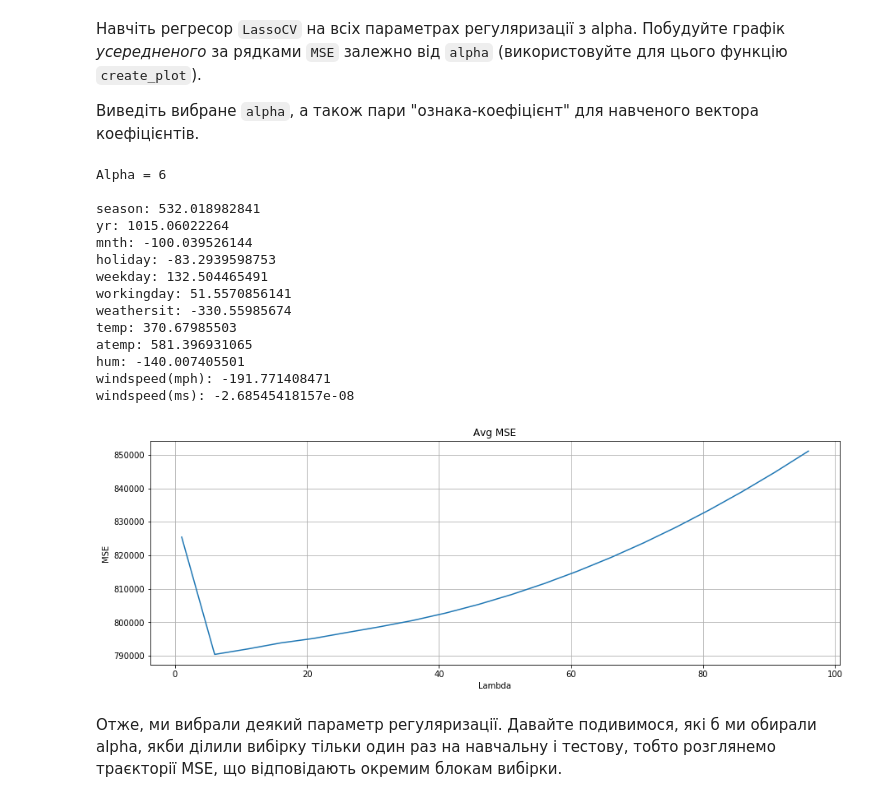
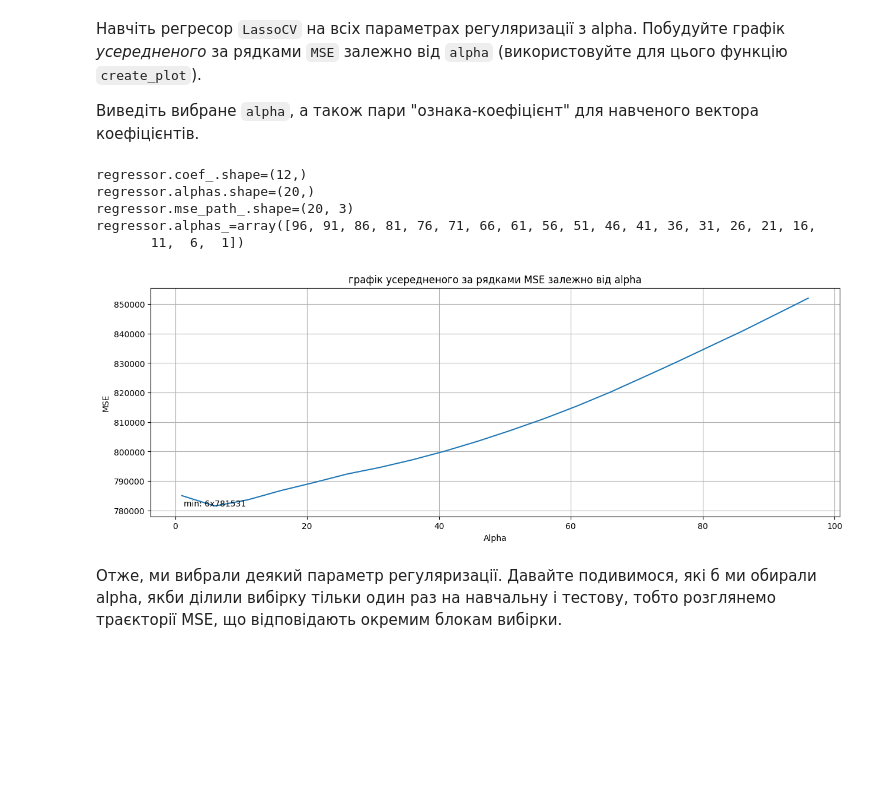
Before and after one commit to Nikita-devel/DS_Hw_4, a Jupyter notebook: Hw4.ipynb, the cells around one changed output. Cells and saved outputs as stored; diff of their text form; code cells hidden in the pictures; blank space fills up the shorter version.

```diff
--- a/Hw4.ipynb
+++ b/Hw4.ipynb
@@ -169,0 +304,10 @@ windspeed(ms): -99.2594411544
+# %%
+ridge_regressor = linear_model.Ridge(random_state=SEED)
+ridge_regressor.fit(X, y)
+
+print(f"{ridge_regressor.coef_.shape=}")
+print(f"{ridge_regressor.score(X, y)=}")
+print("\nRidge weigths:\n")
+for f, w in zip(df.columns, ridge_regressor.coef_):
+  print(f"{f:15}: {w.round(4)}")
+print(f"\n{ridge_regressor.intercept_=}")
@@ -235,42 +436,55 @@ plt.show()
 
 Виведіть вибране `alpha`, а також пари "ознака-коефіцієнт" для навченого вектора коефіцієнтів.
 # %%
-def create_plot(data, title, xlabel, ylabel, figsize=None):
+def create_plot(data, title, xlabel, ylabel, figsize=None, min=None):
     size = figsize or (15, 5)
     plt.figure(figsize=size)
 
-    x = map(lambda e: e[0], data)
-    y = map(lambda e: e[1], data)
+    # x = list(map(lambda e: e[0], data))
+    # y = list(map(lambda e: e[1], data))
+    x = data[0]
+    y = data[1]
     plt.plot(x, y)
 
     plt.title(title)
     plt.xlabel(xlabel)
     plt.ylabel(ylabel)
 
+    if min is not None:
+      plt.text(min[0], min[1], f"min: {int(min[0])}x{int(min[1])}", ha="center")
+    else:
+      m_id = np.argmin(y)
+      m_y = np.min(y)
+      m_x = x[m_id]
+      plt.text(m_x, m_y, f"min: {int(m_x)}x{int(m_y)}", ha="center")
+
     plt.grid()
     plt.show()
-# %%
-from sklearn.linear_model import LassoCV
-
-alphas = np.arange(1, 100, 5)
-
-regressor = # Put your code here
-# %% [output]
-Alpha = 6
-
-season: 532.018982841
-yr: 1015.06022264
-mnth: -100.039526144
-holiday: -83.2939598753
-weekday: 132.504465491
-workingday: 51.5570856141
-weathersit: -330.55985674
-temp: 370.67985503
-atemp: 581.396931065
-hum: -140.007405501
-windspeed(mph): -191.771408471
-windspeed(ms): -2.68545418157e-08
-[figure, removed]
+# %%
+from sklearn.linear_model import LassoCV
+
+alphas = np.arange(1, 100, 5)
+
+regressor = LassoCV(random_state=SEED, alphas=alphas, cv=3)
+regressor.fit(X, y)
+print(f"{regressor.coef_.shape=}")
+print(f"{regressor.alphas.shape=}")
+print(f"{regressor.mse_path_.shape=}")
+print(f"{regressor.alphas_=}")
+
+mse_values = np.mean(regressor.mse_path_, axis=1)
+# print(f"{mse_values=}")
+
+data = np.vstack((regressor.alphas_, mse_values))
+# print(f"{data=}")
+create_plot(data,"графік усередненого за рядками MSE залежно від alpha","Alpha","MSE")
+# %% [output]
+regressor.coef_.shape=(12,)
+regressor.alphas.shape=(20,)
+regressor.mse_path_.shape=(20, 3)
+regressor.alphas_=array([96, 91, 86, 81, 76, 71, 66, 61, 56, 51, 46, 41, 36, 31, 26, 21, 16,
+       11,  6,  1])
+[figure, added]
 # %% [markdown]
 Отже, ми вибрали деякий параметр регуляризації. Давайте подивимося, які б ми обирали alpha, якби ділили вибірку тільки один раз на навчальну і тестову, тобто розглянемо траєкторії MSE, що відповідають окремим блокам вибірки.
 # %% [markdown]
```
Also changed, not shown: parts of 37 cells of this notebook.
